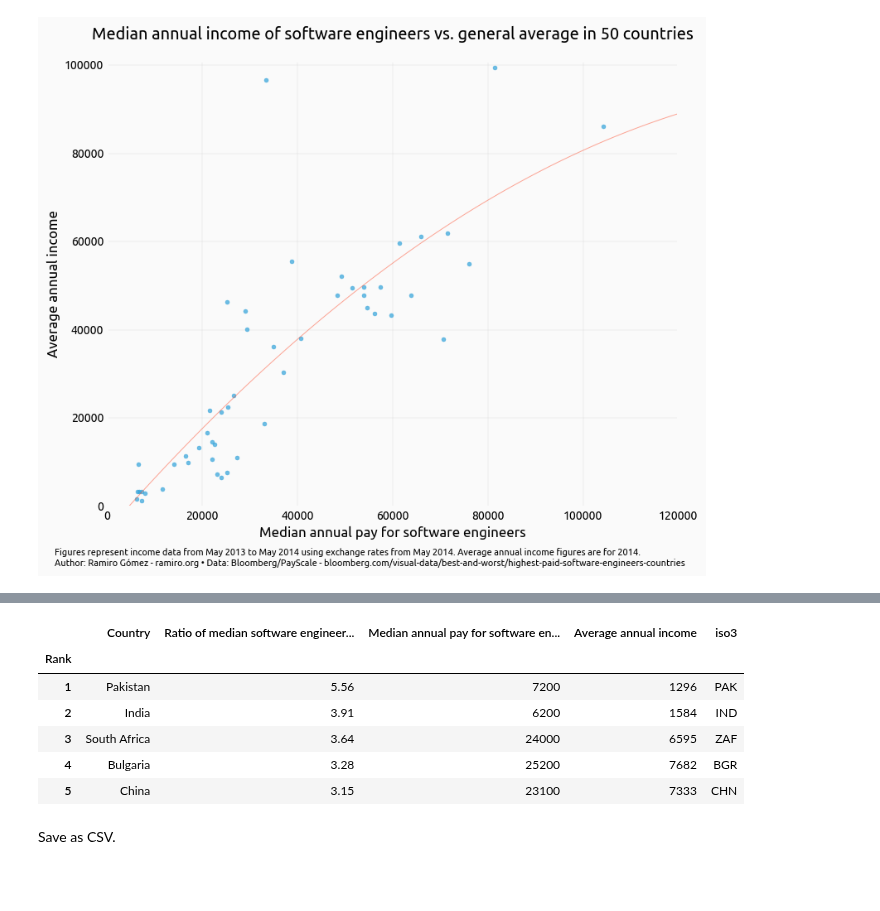
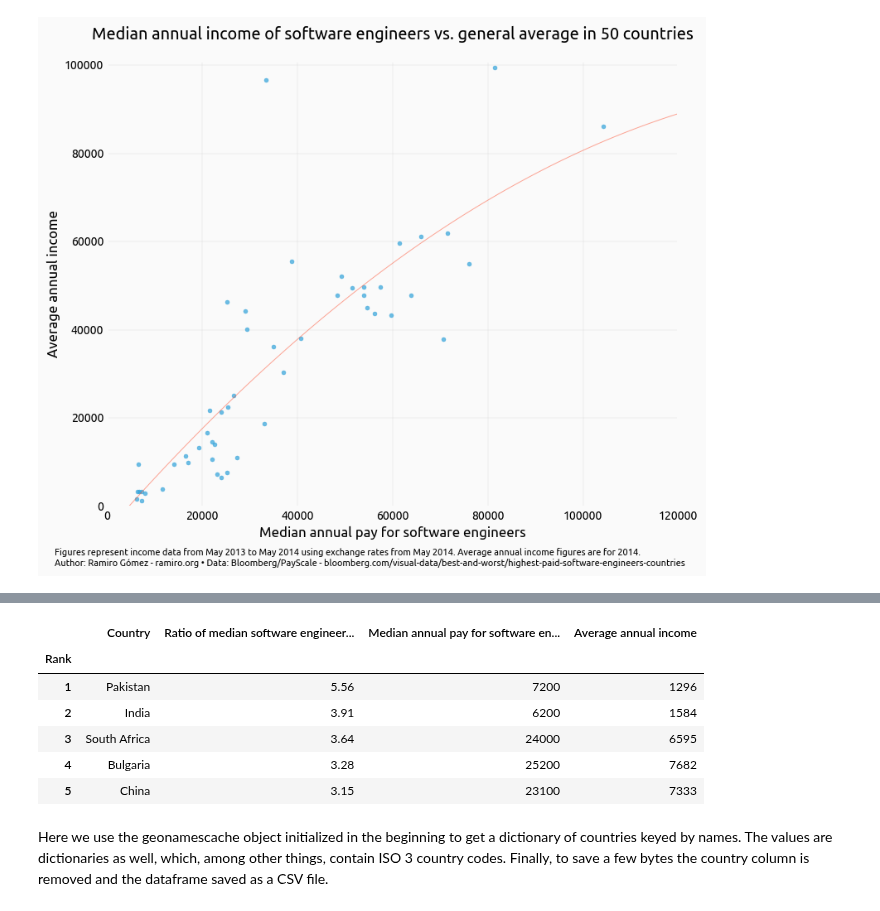
Before and after one commit to yaph/ipython-notebooks, a Jupyter notebook: income-software-engineers-countries.ipynb, the cells around one changed output, grey strips where cells are left out. Saved outputs shown, nothing was run; the diff lists cells and outputs as text; code cells hidden in the pictures; blank space fills up the shorter version.

```diff
--- a/income-software-engineers-countries.ipynb
+++ b/income-software-engineers-countries.ipynb
@@ -128,15 +163,16 @@ Map country names to ISO3 codes and delete columns not needed in the [Web based
 # %%
+df_map = df.copy()
 names = gc.get_countries_by_names()
-df['iso3'] = df['Country'].apply(lambda x: names[x]['iso3'])
+df_map['iso3'] = df_map['Country'].apply(lambda x: names[x]['iso3'])
 df.head(5)
 # %% [output]
-|  | Country | Ratio of median software engineer... | Median annual pay for software en... | Average annual income | iso3 |
-| Rank |  |  |  |  |  |
-| 1 | Pakistan | 5.56 | 7200 | 1296 | PAK |
-| 2 | India | 3.91 | 6200 | 1584 | IND |
-| 3 | South Africa | 3.64 | 24000 | 6595 | ZAF |
-| 4 | Bulgaria | 3.28 | 25200 | 7682 | BGR |
-| 5 | China | 3.15 | 23100 | 7333 | CHN |
+|  | Country | Ratio of median software engineer... | Median annual pay for software en... | Average annual income |
+| Rank |  |  |  |  |
+| 1 | Pakistan | 5.56 | 7200 | 1296 |
+| 2 | India | 3.91 | 6200 | 1584 |
+| 3 | South Africa | 3.64 | 24000 | 6595 |
+| 4 | Bulgaria | 3.28 | 25200 | 7682 |
+| 5 | China | 3.15 | 23100 | 7333 |
-# %% [markdown]
-Save as CSV.
+# %% [markdown]
+Here we use the geonamescache object initialized in the beginning to get a dictionary of countries keyed by names. The values are dictionaries as well, which, among other things, contain ISO 3 country codes. Finally, to save a few bytes the country column is removed and the dataframe saved as a CSV file.
 # %%
```
Also changed, not shown: parts of 11 cells of this notebook, 1 other file.
